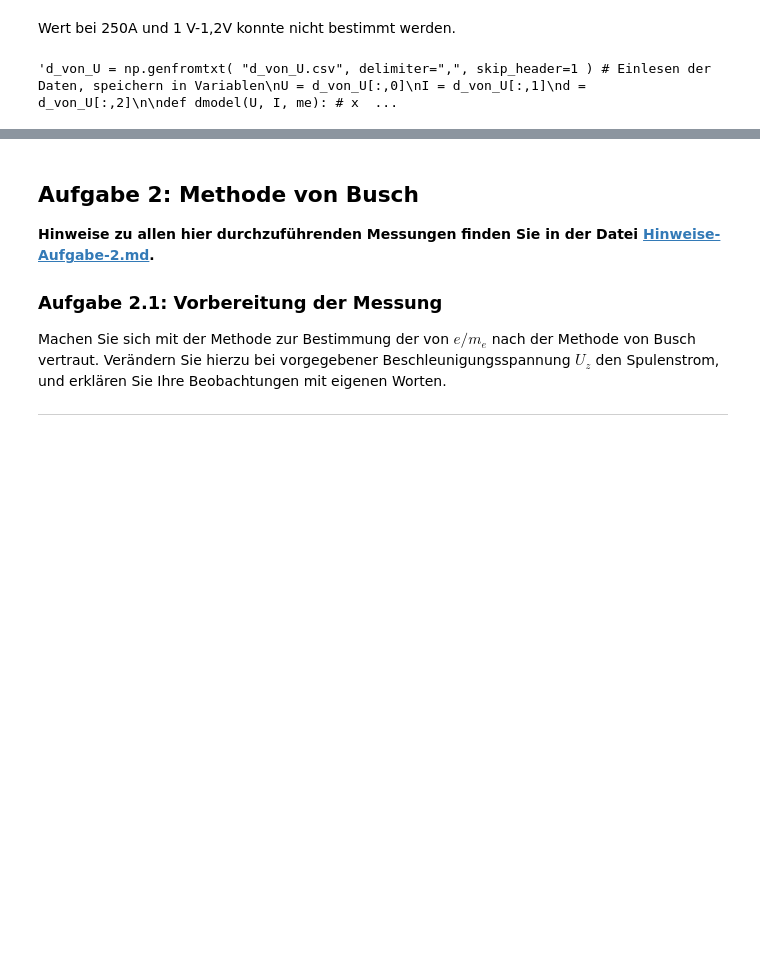
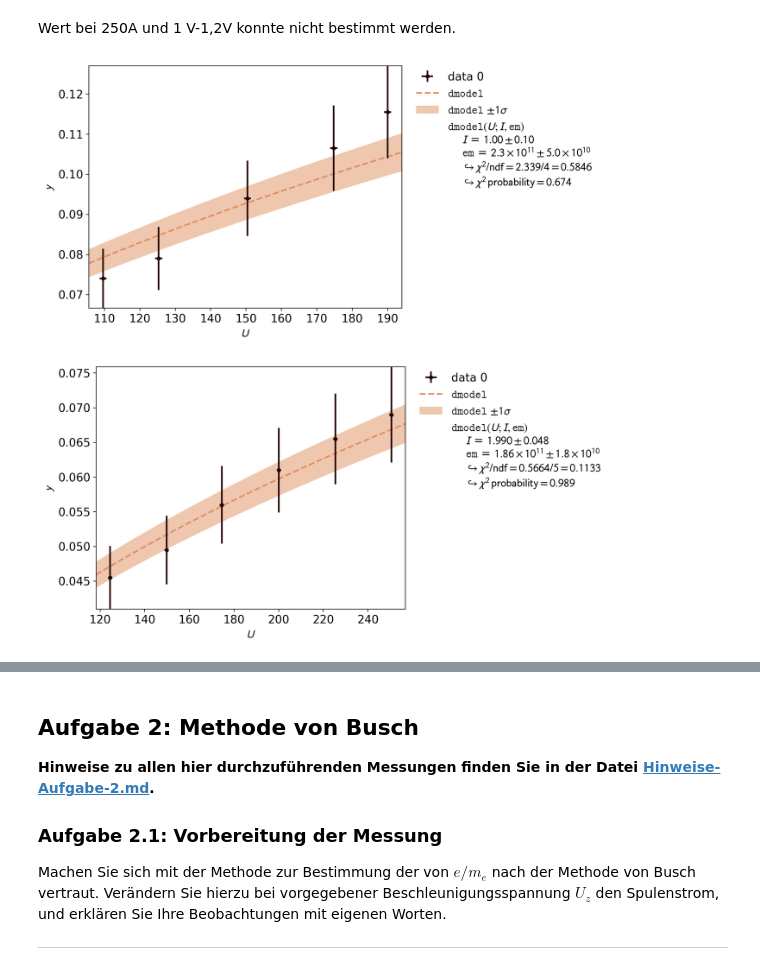
Before and after one commit to martin8ner/P1, a Jupyter notebook: Spezifische_Ladung_des_Elektrons/Mo01_Spezifische_Ladung_des_Elektrons.ipynb, the cells around one changed output, grey strips where cells are left out. Saved outputs shown, nothing was run; the diff lists cells and outputs as text; code cells hidden in the pictures; blank space fills up the shorter version.

```diff
--- a/Spezifische_Ladung_des_Elektrons/Mo01_Spezifische_Ladung_des_Elektrons.ipynb
+++ b/Spezifische_Ladung_des_Elektrons/Mo01_Spezifische_Ladung_des_Elektrons.ipynb
@@ -223,45 +223,52 @@ plot.show()
 # %% [markdown]
 Wert bei 250A und 1 V-1,2V konnte nicht bestimmt werden.
 # %%
-"""d_von_U = np.genfromtxt( "d_von_U.csv", delimiter=",", skip_header=1 ) # Einlesen der Daten, speichern in Variablen
+d_von_U = np.genfromtxt( "d_von_U.csv", delimiter=",", skip_header=1 ) # Einlesen der Daten, speichern in Variablen
 U = d_von_U[:,0]
-I = d_von_U[:,1]
-d = d_von_U[:,2]
+#I = d_von_U[:,1]
+d = d_von_U[:,2] * 10**(-2)
 
-def dmodel(U, I, me): # x = U/I**2
+def dmodel(U, I, em): # x = U/I**2
     N = 130
     R = 0.15
-    x = U
-    return x * me * (125 * R**2) / (8 * mu**2 * N**2)
+    return np.sqrt(U * 125 / (8 * em)) * R / ( mu * N * I)
 
-
+I_error = 0.1
+U_error = 1
 d_error = 0.1 # relative
 
+#first with data for which I = 1A
+fit = kafe2.XYFit(xy_data=[U[:5], d[:5]], model_function=dmodel)
+fit.add_error(axis='y', err_val=d_error, relative=True)
+fit.add_error(axis='x', err_val=U_error)
 
-#first with data for which I = 1A
-fit = kafe2.XYFit(xy_data=[U[:7], d[:7]], model_function=dmodel)
-fit.add_error(axis='y', err_val=d_error, relative=True)
-fit.add_error(axis='x', err_val=U_error, relative=True)
-
-fit.add_parameter_constraint(name=I, value=1, uncertainty=I_error, relative=True)
+fit.add_parameter_constraint(name="I", value=1, uncertainty=I_error)
 
 fit.do_fit()
 plot = kafe2.Plot(fit)
 plot.plot()
 plot.show()
 
+
+I_error = 0.05
+U_error = 1
+
 #now with data for which I = 2A
-fit = kafe2.XYFit(xy_data=[U[7:13], d[7:13]], model_function=d)
+fit = kafe2.XYFit(xy_data=[U[5:], d[5:]], model_function=dmodel)
 fit.add_error(axis='y', err_val=d_error, relative=True)
-fit.add_error(axis='x', err_val=U_error, relative=True)
+fit.add_error(axis='x', err_val=U_error)
 
-fit.add_parameter_constraint(name=I, value=2, uncertainty=I_error, relative=True)
+fit.add_parameter_constraint(name="I", value=1.99, uncertainty=I_error)
+fit.limit_parameter("I", lower=1.9, upper=2.1)
+
 
 fit.do_fit()
 plot = kafe2.Plot(fit)
-plot.show()"""
+plot.plot()
+plot.show()
 # %% [output]
-'d_von_U = np.genfromtxt( "d_von_U.csv", delimiter=",", skip_header=1 ) # Einlesen der Daten, speichern in Variablen\nU = d_von_U[:,0]\nI = d_von_U[:,1]\nd = d_von_U[:,2]\n\ndef dmodel(U, I, me): # x  ...
+[figure, added]
+[figure, added]
 # %%
 d_von_U = np.genfromtxt( "d_von_I.csv", delimiter=",", skip_header=1 ) # Einlesen der Daten, speichern in Variablen
 U = d_von_U[:,0]
```
Also changed, not shown: parts of 2 cells of this notebook, 6 other files.
